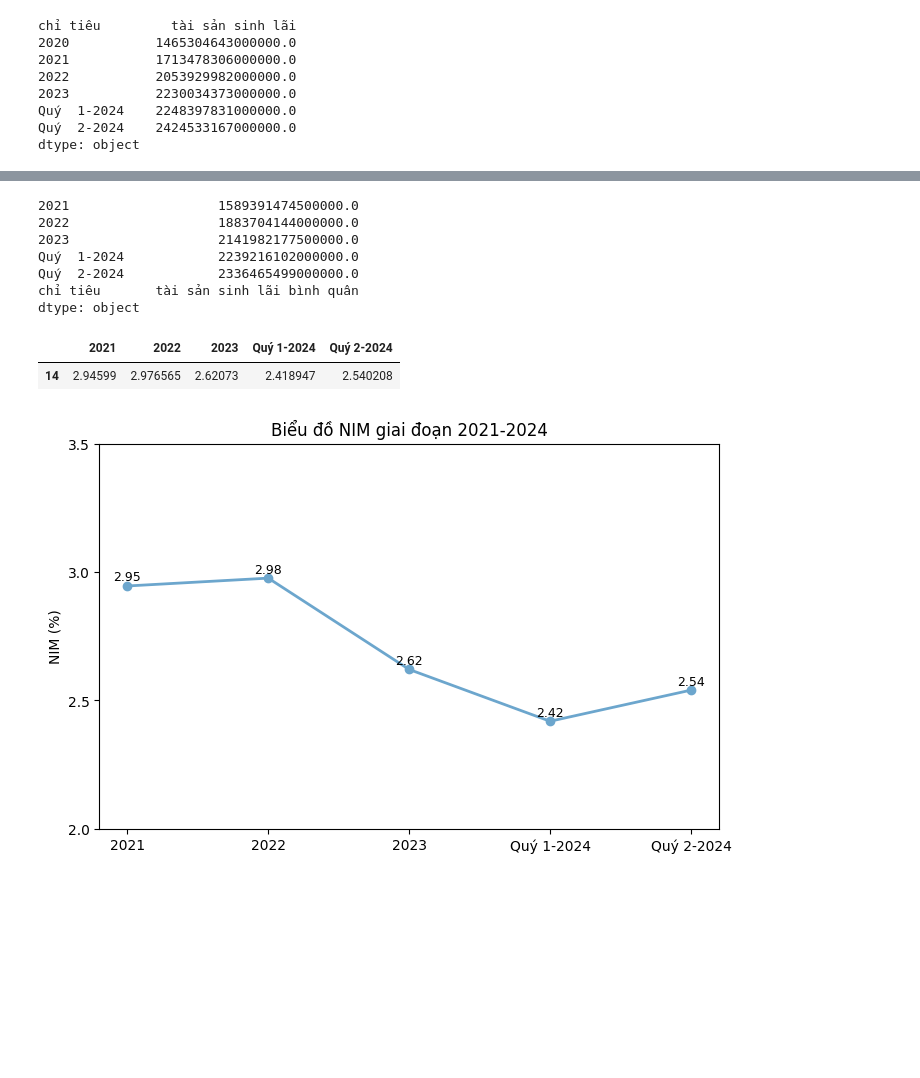
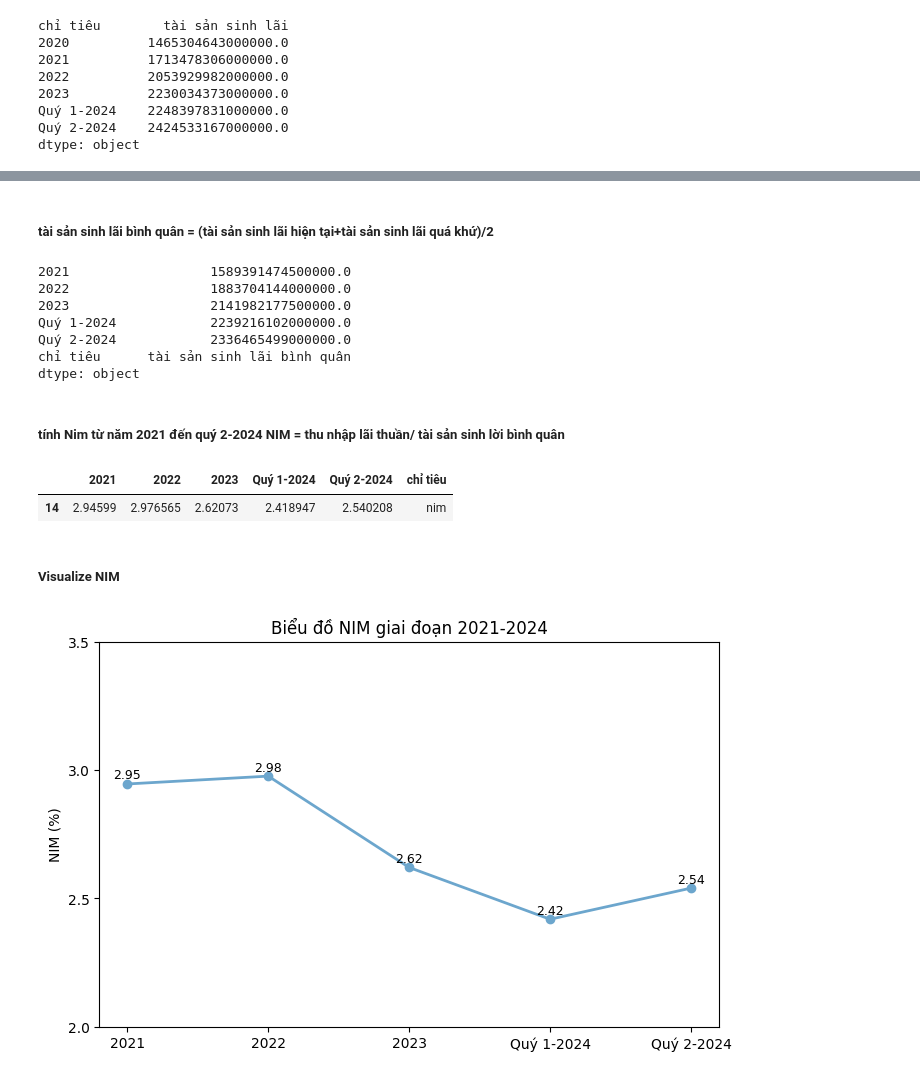
Before and after one commit to BarbaraKieu2409/Analyze_BID_stock, a Jupyter notebook: bid_bctc.ipynb, the cells around one changed output, grey strips where cells are left out. Cells and saved outputs as stored; diff of their text form; code cells hidden in the pictures; blank space fills up the shorter version.

```diff
--- a/bid_bctc.ipynb
+++ b/bid_bctc.ipynb
@@ -199,0 +307,5 @@ df36['Quý  2-2024'] = df36['Quý  2-2024'].str.replace(",","").astype(float)
+# %%
+col_all = ['2020','2021','2022','2023','Quý 1-2024','Quý 2-2024']
+df_cdkt = convert_col_to_float(df_cdkt, col_all)
+df_kqhdkd = convert_col_to_float(df_kqhdkd, col_all)
+df_lctttt = convert_col_to_float(df_lctttt, col_all)
@@ -254,0 +327,4 @@ inc
+# %%
+
+inc = df_kqhdkd.iloc[[14]]
+inc
@@ -255,6 +336,5 @@ inc
 # %%
-# tài sản sinh lãi
-res = df25.iloc[[1,2,6,9,12]].sum(axis=0)
+res = df_cdkt.iloc[[1,2,6,9,12]].sum(axis=0)
 res['chỉ tiêu'] = "tài sản sinh lãi"
 res
 # %% [output]
@@ -275,8 +353,9 @@ Index(['chỉ tiêu', '2020', '2021', '2022', '2023', 'Quý  1-2024',
+# %% [markdown]
+##### tài sản sinh lãi bình quân = (tài sản sinh lãi hiện tại+tài sản sinh lãi quá khứ)/2
 # %%
-# tài sản sinh lãi bình quân = (tài sản sinh lãi hiện tại+tài sản sinh lãi quá khứ)/2
-avg_cols = ['2021','2022','2023','Quý  1-2024', 'Quý  2-2024']
+avg_cols = col_all[1:]
 avg = res[avg_cols].copy()
-temp_cols = ['2020', '2021','2022','2023','Quý  1-2024']
+temp_cols = col_all[:-1]
 temp = res[temp_cols].copy()
 temp = temp.set_axis(avg_cols)
 avg = (avg + temp) / 2
@@ -292,15 +371,19 @@ chỉ tiêu       tài sản sinh lãi bình quân
 dtype: object
+# %% [markdown]
+##### tính Nim từ năm 2021 đến quý 2-2024 NIM = thu nhập lãi thuần/ tài sản sinh lời bình quân
 # %%
-# tính Nim từ năm 2021 đến quý 2-2024 NIM = thu nhập lãi thuần/ tài sản sinh lời bình quân
 nim = inc.copy()
 nim_cols = list(set(nim.columns)-set(["chỉ tiêu","2020"]))
+nim_cols.sort() # sort after using set subtraction
 nim[nim_cols] = (inc[nim_cols]/avg[nim_cols])*100
-nim["Quý  1-2024"] = nim["Quý  1-2024"]*4
-nim["Quý  2-2024"] = nim["Quý  2-2024"]*4
+nim["Quý 1-2024"] = nim["Quý 1-2024"]*4
+nim["Quý 2-2024"] = nim["Quý 2-2024"]*4
+nim = nim[["2021","2022","2023","Quý 1-2024", "Quý 2-2024"]]
 nim["chỉ tiêu"] = "nim"
-nim = nim[["2021","2022","2023","Quý  1-2024", "Quý  2-2024"]]
 nim
 # %% [output]
-|  | 2021 | 2022 | 2023 | Quý 1-2024 | Quý 2-2024 |
-| 14 | 2.94599 | 2.976565 | 2.62073 | 2.418947 | 2.540208 |
+|  | 2021 | 2022 | 2023 | Quý 1-2024 | Quý 2-2024 | chỉ tiêu |
+| 14 | 2.94599 | 2.976565 | 2.62073 | 2.418947 | 2.540208 | nim |
+# %% [markdown]
+##### Visualize NIM
 # %%
```
Also changed, not shown: parts of 143 cells of this notebook, 20 other files.
